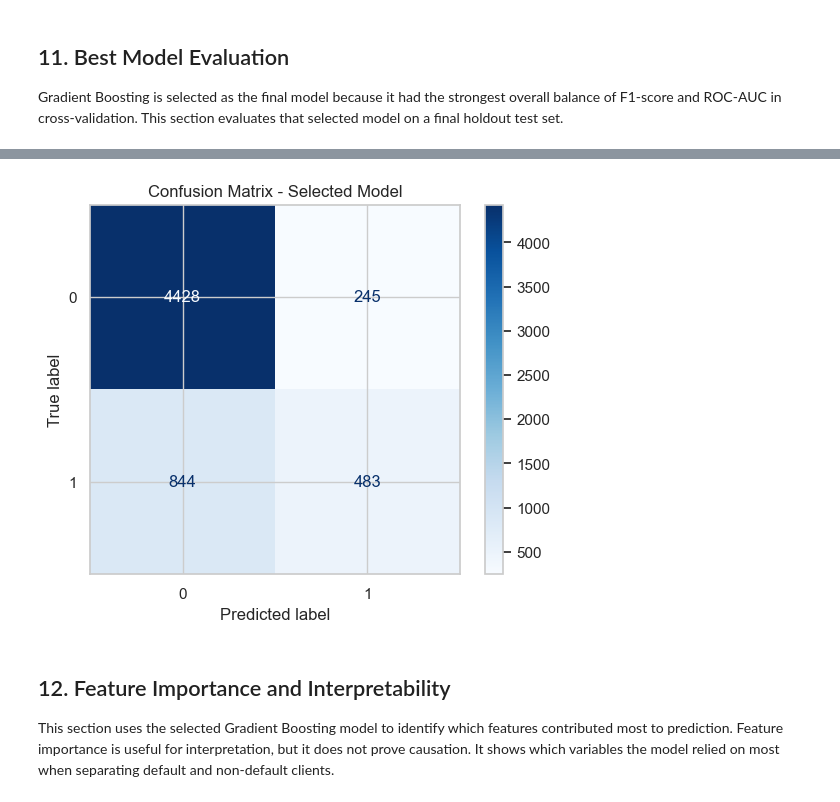
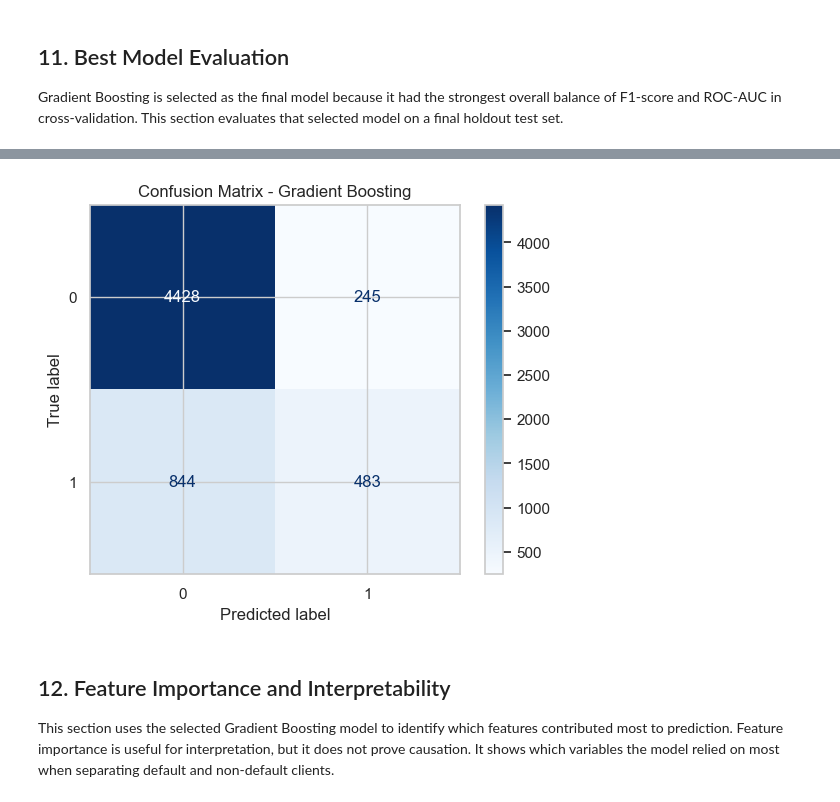
Before and after one commit to ryanadolph7/csci347_data_mining, a Jupyter notebook: CSCI347_Final_Project.ipynb, the cells around one changed output, grey strips where cells are left out. Saved outputs shown, nothing was run; the diff lists cells and outputs as text; code cells hidden in the pictures.

```diff
--- a/CSCI347_Final_Project.ipynb
+++ b/CSCI347_Final_Project.ipynb
@@ -604,13 +602,13 @@ ROC-AUC: 0.7800824244715147
 # %%
 # Plot confusion matrix for the selected model.
 
 cm = confusion_matrix(y_test, y_pred)
 disp = ConfusionMatrixDisplay(confusion_matrix=cm)
 disp.plot(cmap="Blues")
-plt.title("Confusion Matrix - Selected Model")
+plt.title("Confusion Matrix - Gradient Boosting")
 plt.show()
 # %% [output]
-[figure, old version]
+[figure, new version]
 # %% [markdown]
 ## 12. Feature Importance and Interpretability
 
```
Also changed, not shown: parts of 6 cells of this notebook.
